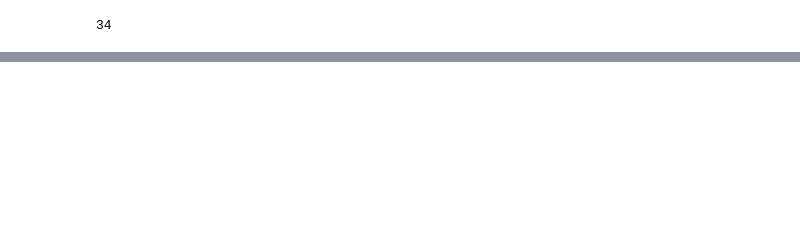
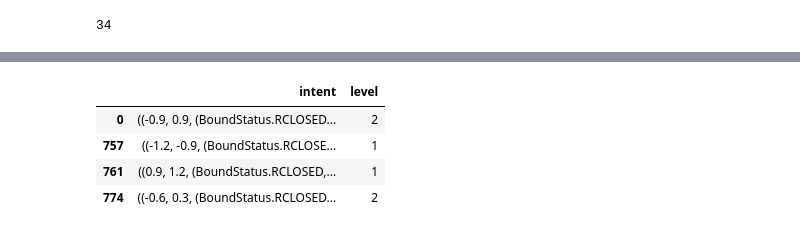
Before and after one commit to EgorDudyrev/Paper_StablePatternClustering, a Jupyter notebook: notebooks/29.08_Developing_new_clustering.ipynb, the cells around one changed output, grey strips where cells are left out. Saved outputs shown, nothing was run; the diff lists cells and outputs as text; code cells hidden in the pictures; blank space fills up the shorter version.

```diff
--- a/notebooks/29.08_Developing_new_clustering.ipynb
+++ b/notebooks/29.08_Developing_new_clustering.ipynb
@@ -105,6 +122,7 @@ clib = reload(clib)
 # %%
-best_clustering, best_log, top_log = clib.clusterise_v1(concepts_df, overlap_weight=0.5, n_concepts_weight=0.0, complexity_weight=0.01, thrift_factor=1, n_clusters_min=2)
-print(best_clustering)
-print(best_log)
-top_log
+%%time
+best_clustering_old, best_log_old = clib.clusterise_v0(
+    concepts_df, overlap_weight=0.5, n_concepts_weight=0.01
+)
+print(best_clustering_old)
 # %% [output]
@@ -150,0 +185,8 @@ plt.show()
+# %%
+concepts_df.loc[best_clustering_old][['intent', 'level']]
+# %% [output]
+|  | intent | level |
+| 0 | ((-0.9, 0.9, (BoundStatus.RCLOSED... | 2 |
+| 757 | ((-1.2, -0.9, (BoundStatus.RCLOSE... | 1 |
+| 761 | ((0.9, 1.2, (BoundStatus.RCLOSED,... | 1 |
+| 774 | ((-0.6, 0.3, (BoundStatus.RCLOSED... | 2 |
```
Also changed, not shown: parts of 16 cells of this notebook, 2 other files.
